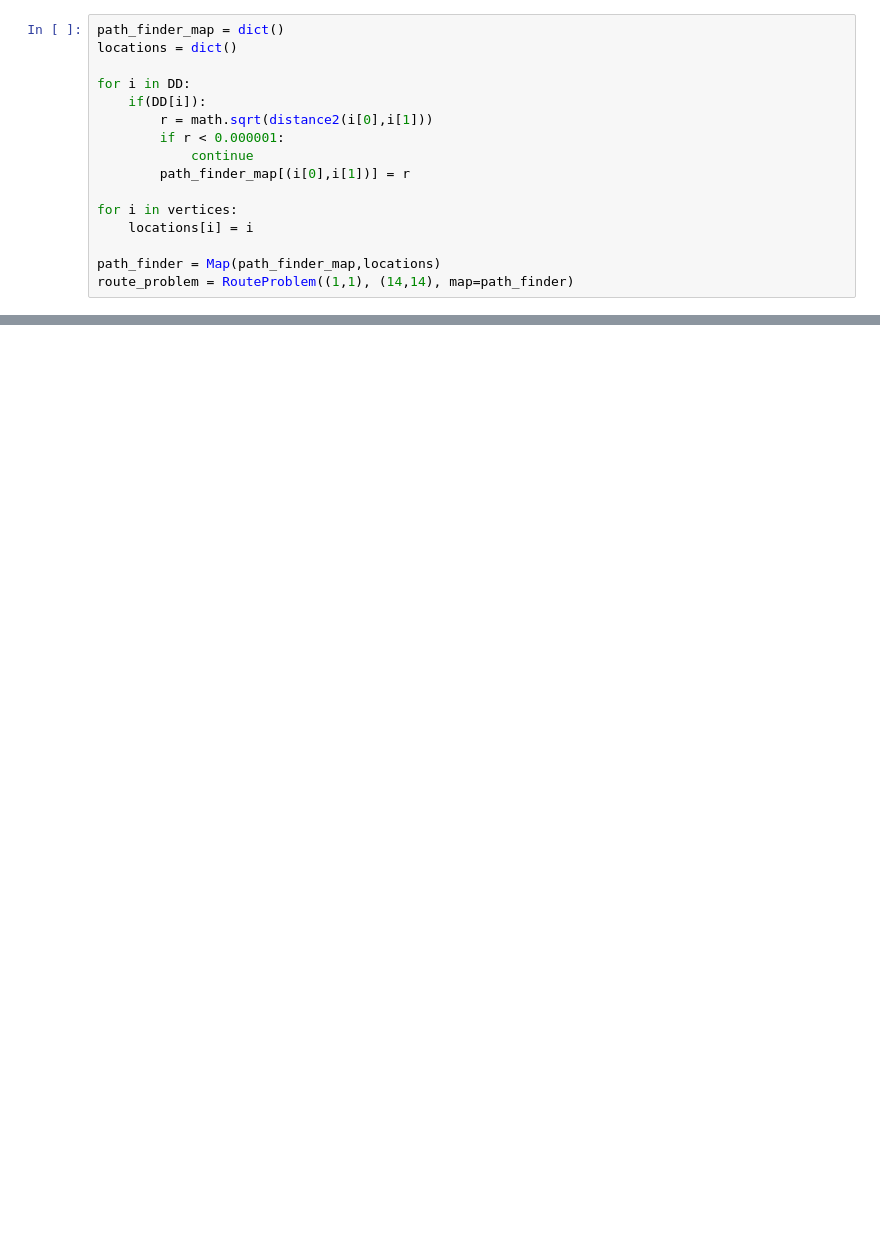
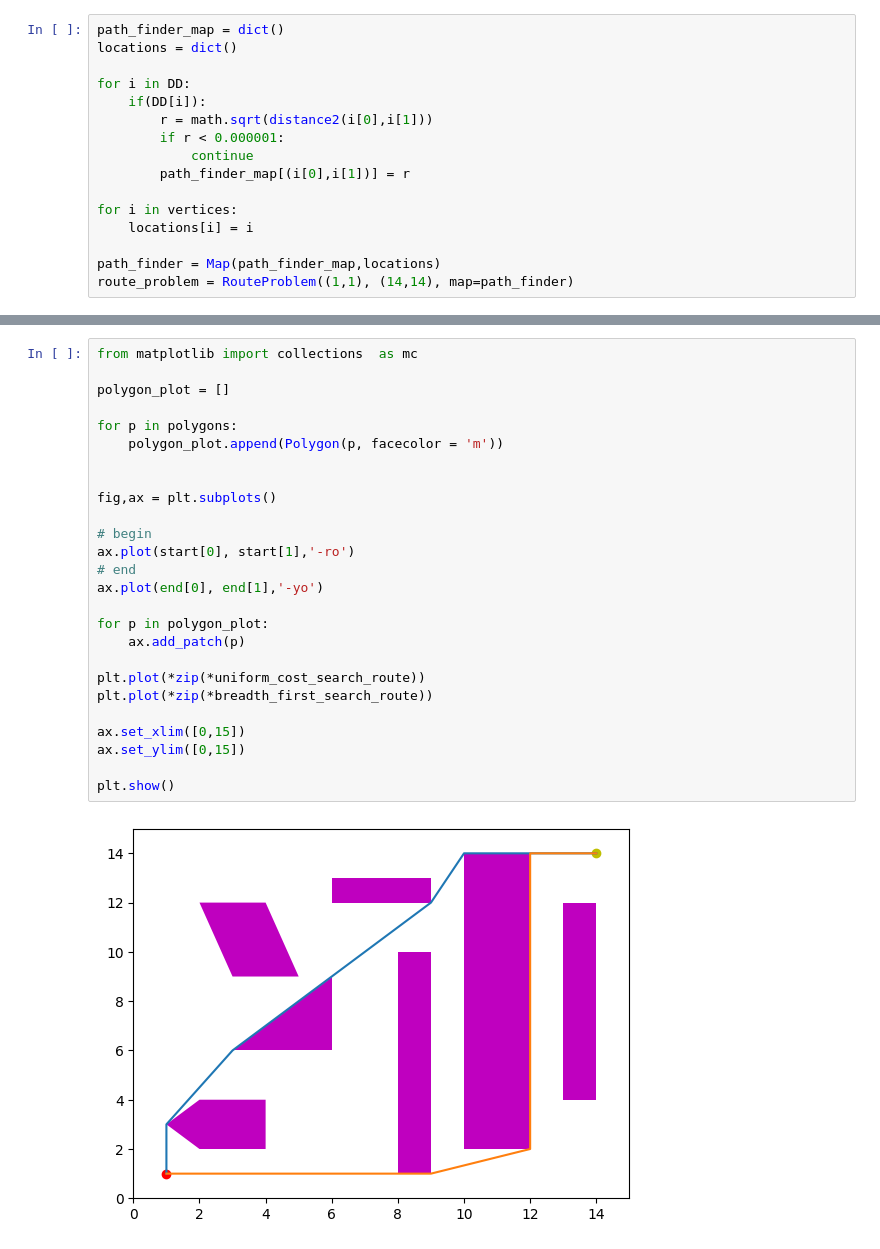
Before and after one commit to hmp-anthony/aima-python, a Jupyter notebook: polygon_obstacle_path_finder.ipynb, the cells around one changed output, grey strips where cells are left out. Saved outputs shown, nothing was run; the diff lists cells and outputs as text; blank space fills up the shorter version.

```diff
--- a/polygon_obstacle_path_finder.ipynb
+++ b/polygon_obstacle_path_finder.ipynb
@@ -165,0 +164,28 @@ path_states(breadth_first_search(route_problem))
+# %%
+from matplotlib import collections  as mc
+
+polygon_plot = []
+
+for p in polygons:
+    polygon_plot.append(Polygon(p, facecolor = 'm'))
+
+
+fig,ax = plt.subplots()
+
+# begin
+ax.plot(start[0], start[1],'-ro')
+# end
+ax.plot(end[0], end[1],'-yo')
+
+for p in polygon_plot:
+    ax.add_patch(p)
+
+plt.plot(*zip(*uniform_cost_search_route))
+plt.plot(*zip(*breadth_first_search_route))
+
+ax.set_xlim([0,15])
+ax.set_ylim([0,15])
+
+plt.show()
+# %% [output]
+[figure, added]
```
Also changed, not shown: parts of 4 cells of this notebook.
